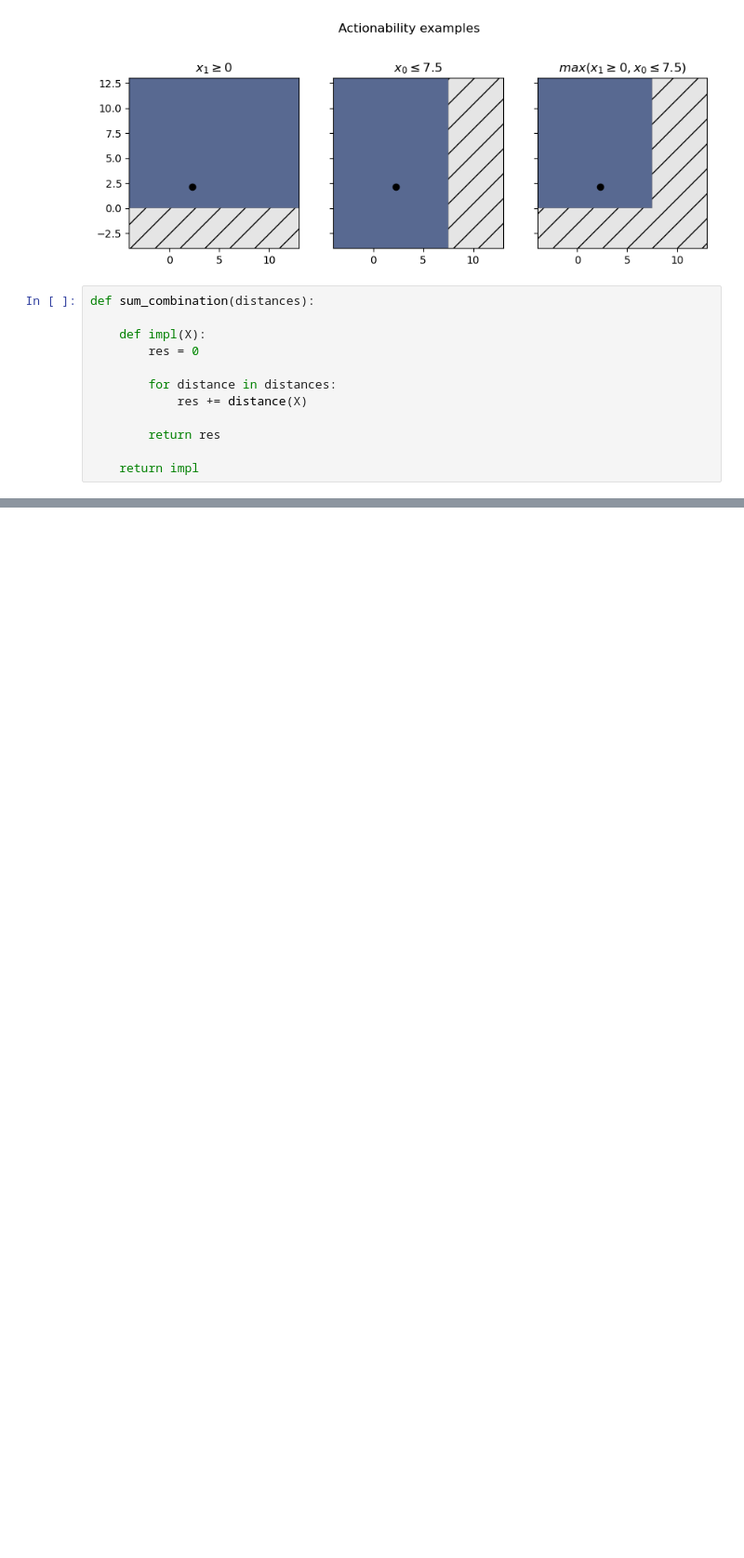
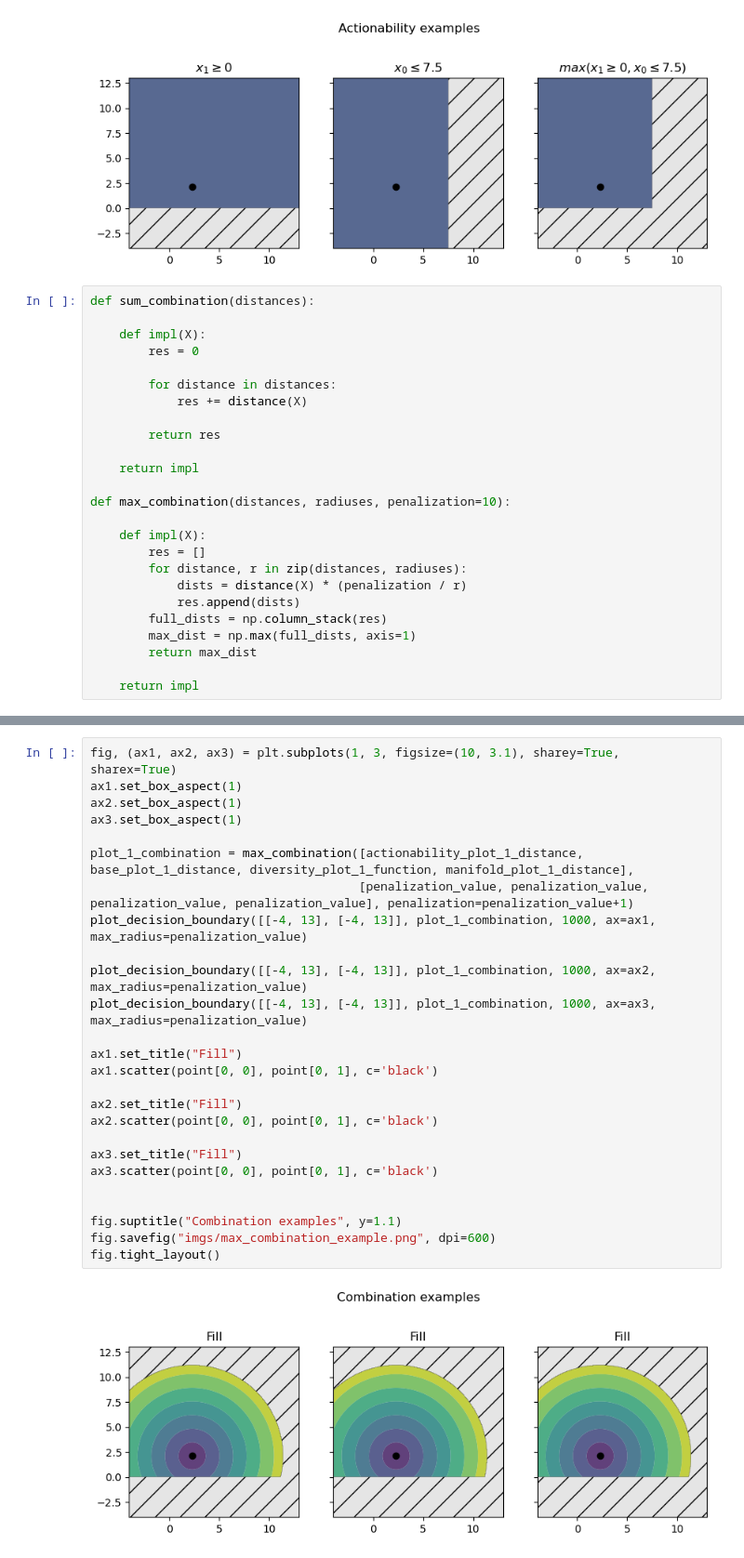
Before and after one commit to rrunix/phd_snippets, a Jupyter notebook: chapter_03.ipynb, the cells around one changed output, grey strips where cells are left out. Shown: that part at 93% size. Cells and saved outputs as stored; diff of their text form; blank space fills up the shorter version.

```diff
--- a/chapter_03.ipynb
+++ b/chapter_03.ipynb
@@ -279,6 +343,19 @@ def sum_combination(distances):
         return res
 
     return impl
+
+def max_combination(distances, radiuses, penalization=10):
+
+    def impl(X):
+        res = []
+        for distance, r in zip(distances, radiuses):
+            dists = distance(X) * (penalization / r)
+            res.append(dists)
+        full_dists = np.column_stack(res)
+        max_dist = np.max(full_dists, axis=1)
+        return max_dist
+
+    return impl
 # %%
 fig, (ax1, ax2, ax3) = plt.subplots(1, 3, figsize=(10, 3.1), sharey=True, sharex=True)
 ax1.set_box_aspect(1)
@@ -312,3 +383,31 @@ fig.savefig("imgs/combination_example.png", dpi=600)
 fig.tight_layout()
 # %% [output]
 [figure]
+# %%
+fig, (ax1, ax2, ax3) = plt.subplots(1, 3, figsize=(10, 3.1), sharey=True, sharex=True)
+ax1.set_box_aspect(1)
+ax2.set_box_aspect(1)
+ax3.set_box_aspect(1)
+
+plot_1_combination = max_combination([actionability_plot_1_distance, base_plot_1_distance, diversity_plot_1_function, manifold_plot_1_distance],
+                                     [penalization_value, penalization_value, penalization_value, penalization_value], penalization=penalization_value+1)
+plot_decision_boundary([[-4, 13], [-4, 13]], plot_1_combination, 1000, ax=ax1, max_radius=penalization_value)
+
+plot_decision_boundary([[-4, 13], [-4, 13]], plot_1_combination, 1000, ax=ax2, max_radius=penalization_value)
+plot_decision_boundary([[-4, 13], [-4, 13]], plot_1_combination, 1000, ax=ax3, max_radius=penalization_value)
+
+ax1.set_title("Fill")
+ax1.scatter(point[0, 0], point[0, 1], c='black')
+
+ax2.set_title("Fill")
+ax2.scatter(point[0, 0], point[0, 1], c='black')
+
+ax3.set_title("Fill")
+ax3.scatter(point[0, 0], point[0, 1], c='black')
+
+
+fig.suptitle("Combination examples", y=1.1)
+fig.savefig("imgs/max_combination_example.png", dpi=600)
+fig.tight_layout()
+# %% [output]
+[figure, added]
```
Also changed, not shown: parts of 11 cells of this notebook, 6 other files.
